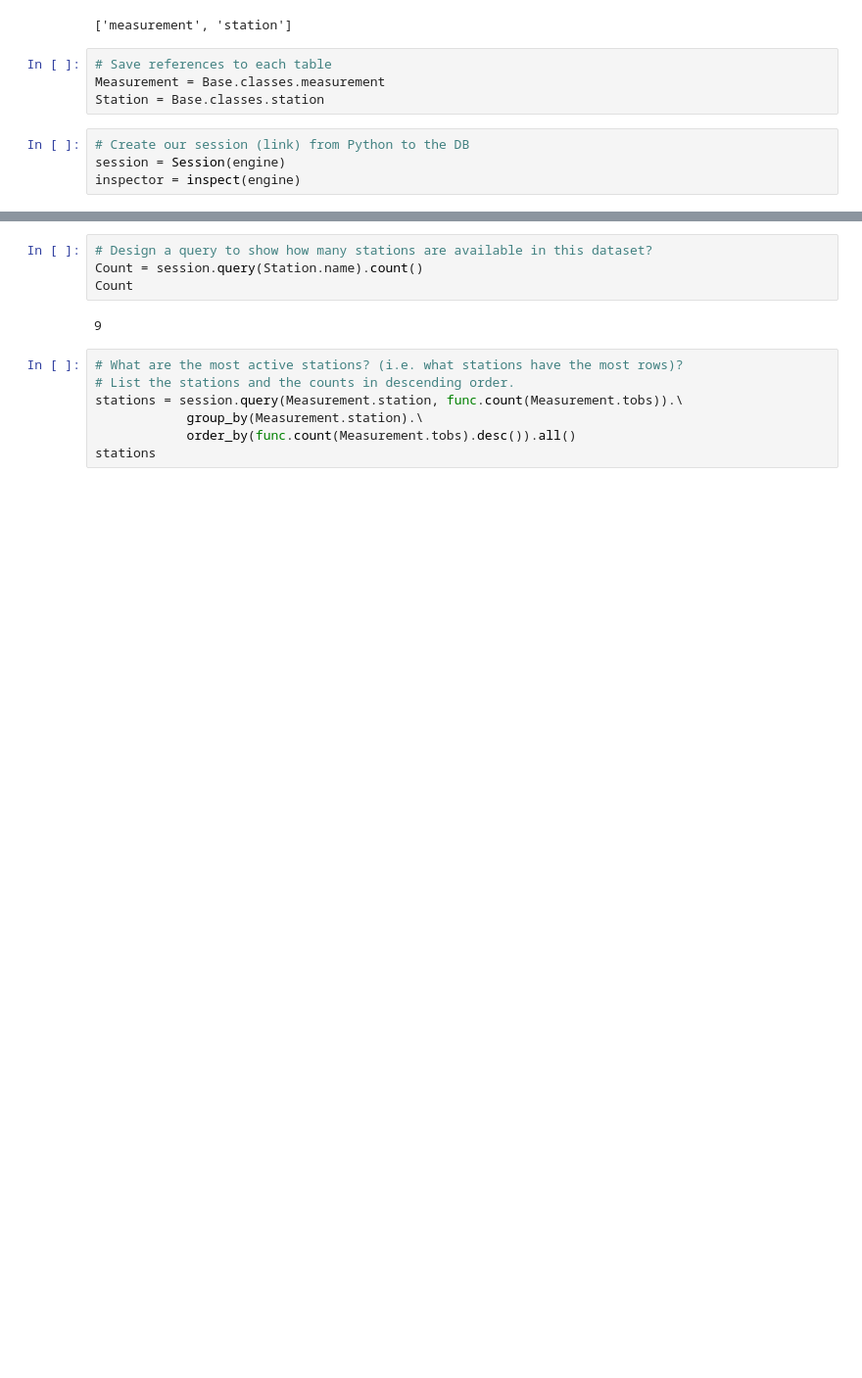
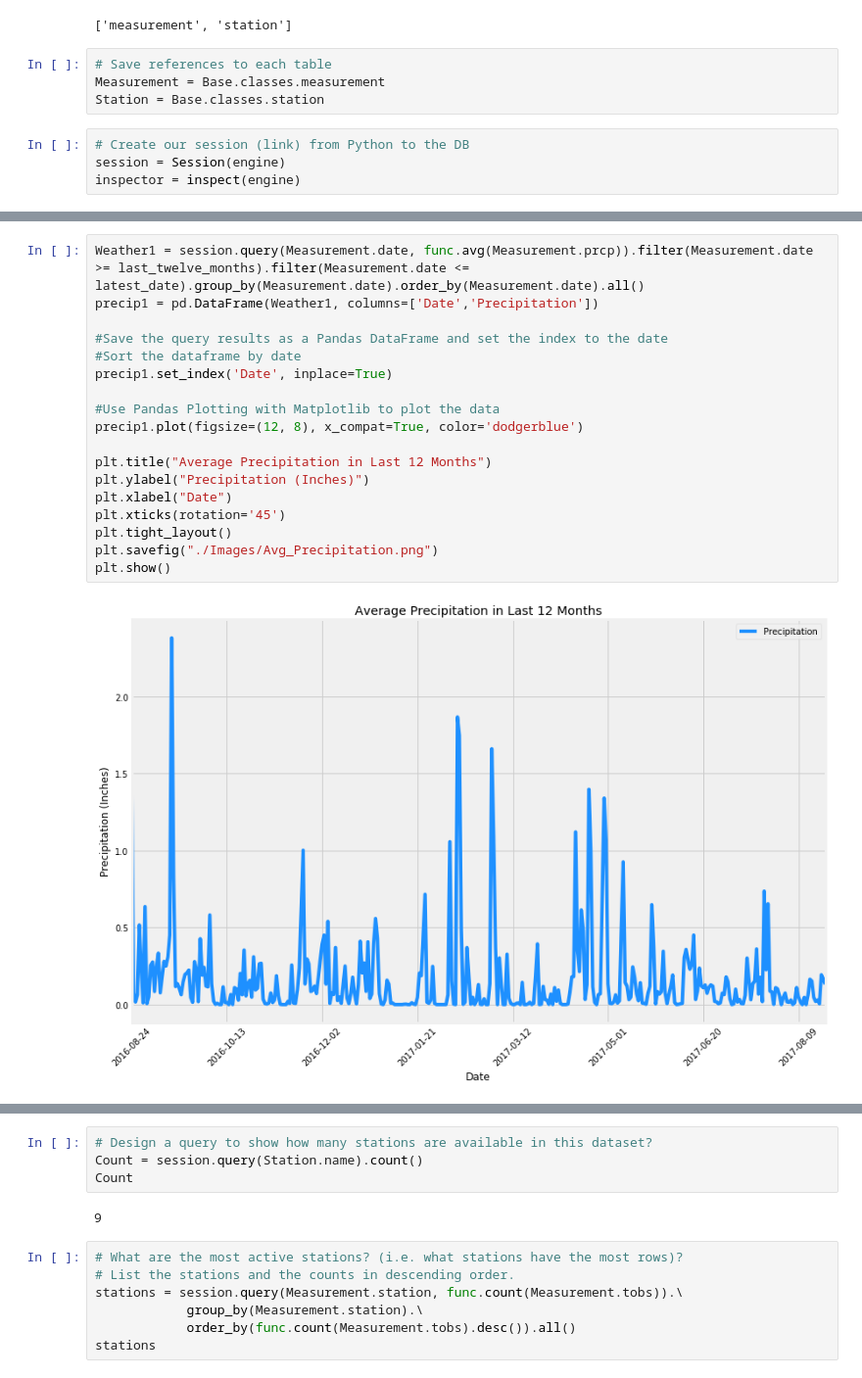
Before and after one commit to jackharv7/Hawaii-Weather-SQLAlchemy, a Jupyter notebook: SQLAlchemy/climate.ipynb, the cells around one changed output, grey strips where cells are left out. Shown at 98% size. Drawn from its saved outputs; the diff is of its cells as text; blank space fills up the shorter version.

```diff
--- a/SQLAlchemy/climate.ipynb
+++ b/SQLAlchemy/climate.ipynb
@@ -89,3 +81,23 @@ Weather
+# %%
+Weather1 = session.query(Measurement.date, func.avg(Measurement.prcp)).filter(Measurement.date >= last_twelve_months).filter(Measurement.date <= latest_date).group_by(Measurement.date).order_by(Measurement.date).all()
+precip1 = pd.DataFrame(Weather1, columns=['Date','Precipitation'])
+
+#Save the query results as a Pandas DataFrame and set the index to the date
+#Sort the dataframe by date
+precip1.set_index('Date', inplace=True)
+
+#Use Pandas Plotting with Matplotlib to plot the data
+precip1.plot(figsize=(12, 8), x_compat=True, color='dodgerblue')
+
+plt.title("Average Precipitation in Last 12 Months")
+plt.ylabel("Precipitation (Inches)")
+plt.xlabel("Date")
+plt.xticks(rotation='45')
+plt.tight_layout()
+plt.savefig("./Images/Avg_Precipitation.png")
+plt.show()
+# %% [output]
+[figure, added]
 # %%
 # Use Pandas to calcualte the summary statistics for the precipitation data
 precip.describe()
```
Also changed, not shown: parts of 6 cells of this notebook, 4 other files.
